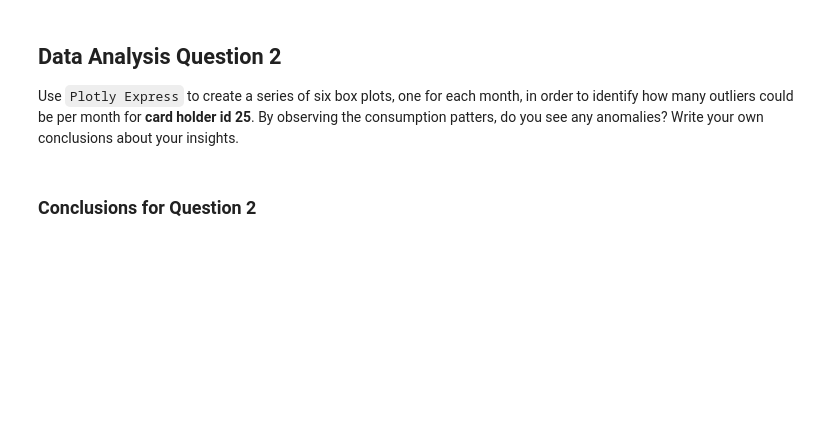
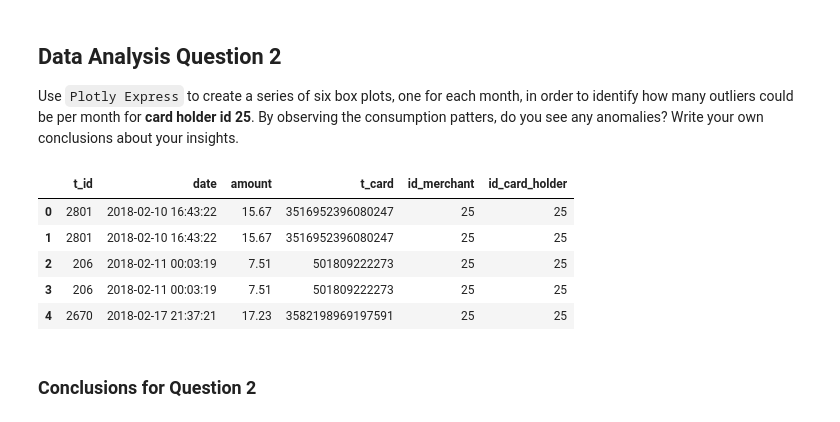
Before and after one commit to pclaypoole/SQL-Suspicious-Transactions, a Jupyter notebook: Starter_Files/visual_data_analysis.ipynb, the cells around one changed output. Cells and saved outputs as stored; diff of their text form; code cells hidden in the pictures; blank space fills up the shorter version.

```diff
--- a/Starter_Files/visual_data_analysis.ipynb
+++ b/Starter_Files/visual_data_analysis.ipynb
@@ -100,2 +98,27 @@ combined_plot
+# %%
+# loading data of daily transactions from jan to jun 2018 for card holder 25
+card_holder_25 = """
+SELECT t.t_id,
+       t.date,
+       t.amount,
+       t.t_card,
+       t.id_merchant,
+       cc.id_card_holder
+FROM transactions as t
+JOIN credit_card as cc ON cc.id_card_holder = t.id_merchant
+WHERE cc.id_card_holder = 25
+AND date BETWEEN '2018-01-01 00:00:01' AND '2018-06-30 23:59:59';
+"""
+
+#Read query into a dataframe
+card_holder_25_df = pd.read_sql(card_holder_25, engine)
+card_holder_25_df.head()
+# %% [output]
+|  | t_id | date | amount | t_card | id_merchant | id_card_holder |
+| 0 | 2801 | 2018-02-10 16:43:22 | 15.67 | 3516952396080247 | 25 | 25 |
+| 1 | 2801 | 2018-02-10 16:43:22 | 15.67 | 3516952396080247 | 25 | 25 |
+| 2 | 206 | 2018-02-11 00:03:19 | 7.51 | 501809222273 | 25 | 25 |
+| 3 | 206 | 2018-02-11 00:03:19 | 7.51 | 501809222273 | 25 | 25 |
+| 4 | 2670 | 2018-02-17 21:37:21 | 17.23 | 3582198969197591 | 25 | 25 |
 # %%
 # change the numeric month to month names
```
Also changed, not shown: parts of 3 cells of this notebook, 1 other file.
